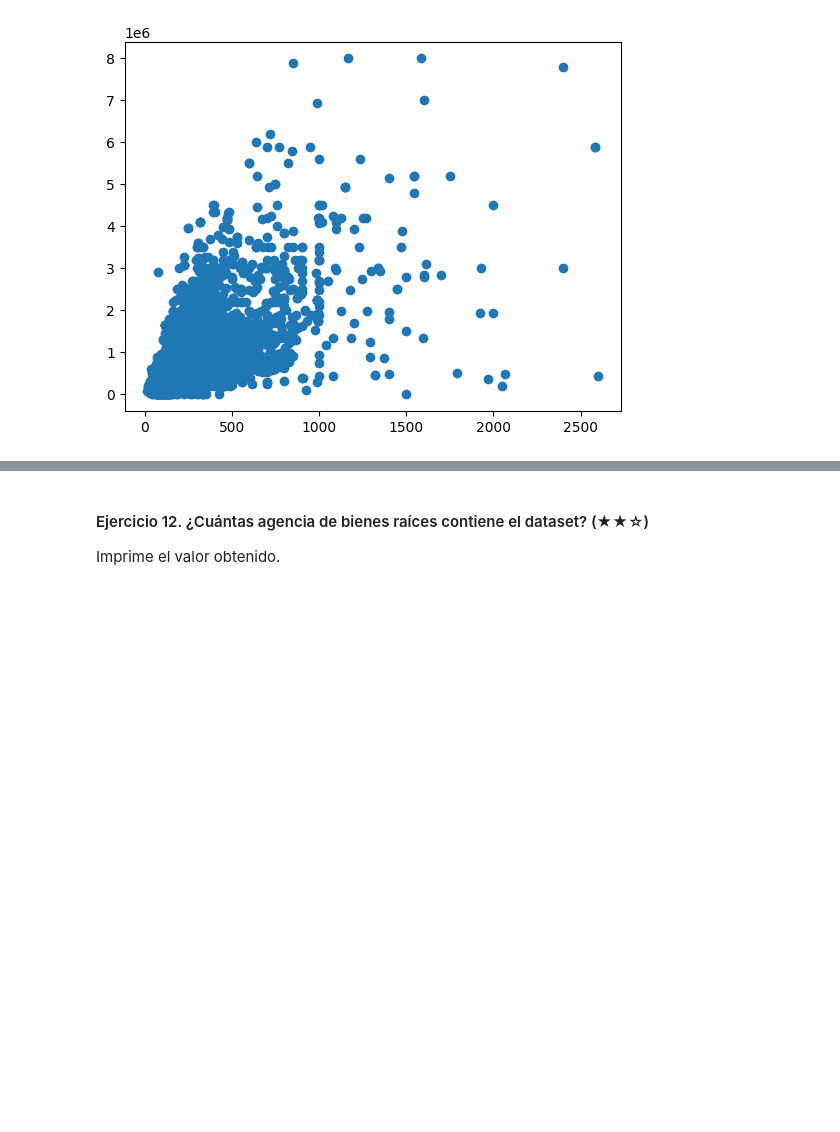
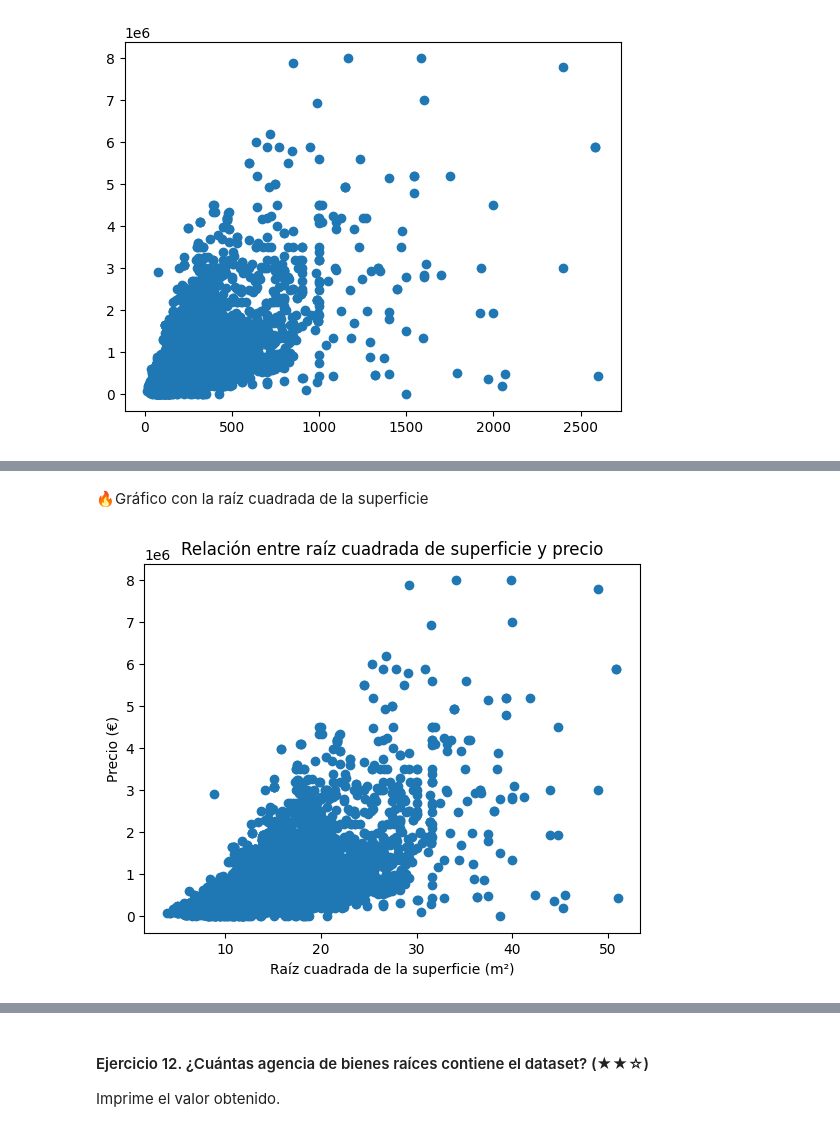
Before and after one commit to mvlarra/realestate-datacleanup-exercise, a Jupyter notebook: Prework_project.es_VL.ipynb, the cells around one changed output, grey strips where cells are left out. Saved outputs shown, nothing was run; the diff lists cells and outputs as text; code cells hidden in the pictures; blank space fills up the shorter version.

```diff
--- a/Prework_project.es_VL.ipynb
+++ b/Prework_project.es_VL.ipynb
@@ -661,0 +731,21 @@ plt.show()
+# %% [markdown]
+🔥Gráfico con la raíz cuadrada de la superficie
+# %%
+#  Filtrar propiedades con superficie menor a 3000 metros cuadrados y graficar la relación entre superficie y precio
+filter = df[df['surface'] < 3000].copy()  # Filtrar las propiedades con superficie menor a 3000 m²
+
+# Aplicar la raíz cuadrada a la superficie
+filter['surface_sqrt'] = np.sqrt(filter['surface'])
+
+# Crear un gráfico de dispersión (scatter plot) de superficie frente a precio
+plt.scatter(filter['surface_sqrt'], filter['price'])
+
+# Etiquetas y título
+plt.xlabel('Raíz cuadrada de la superficie (m²)')
+plt.ylabel('Precio (€)')
+plt.title('Relación entre raíz cuadrada de superficie y precio')
+
+# Mostrar el gráfico
+plt.show()
+# %% [output]
+[figure, added]
```
Also changed, not shown: parts of 7 cells of this notebook, 1 other file.
